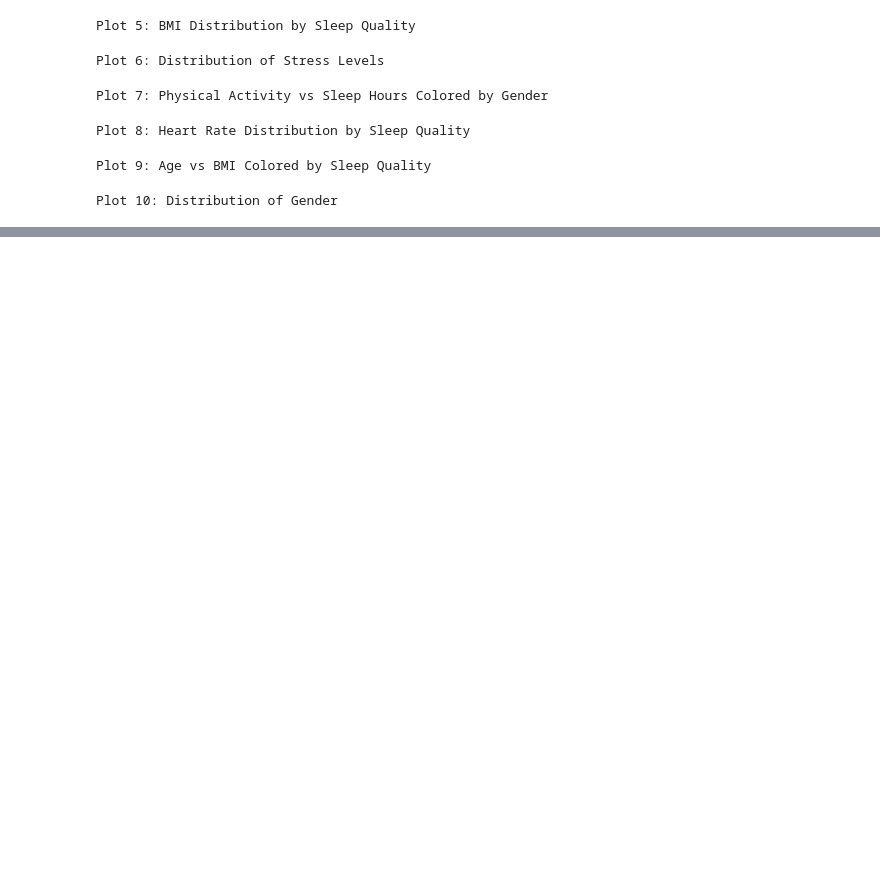
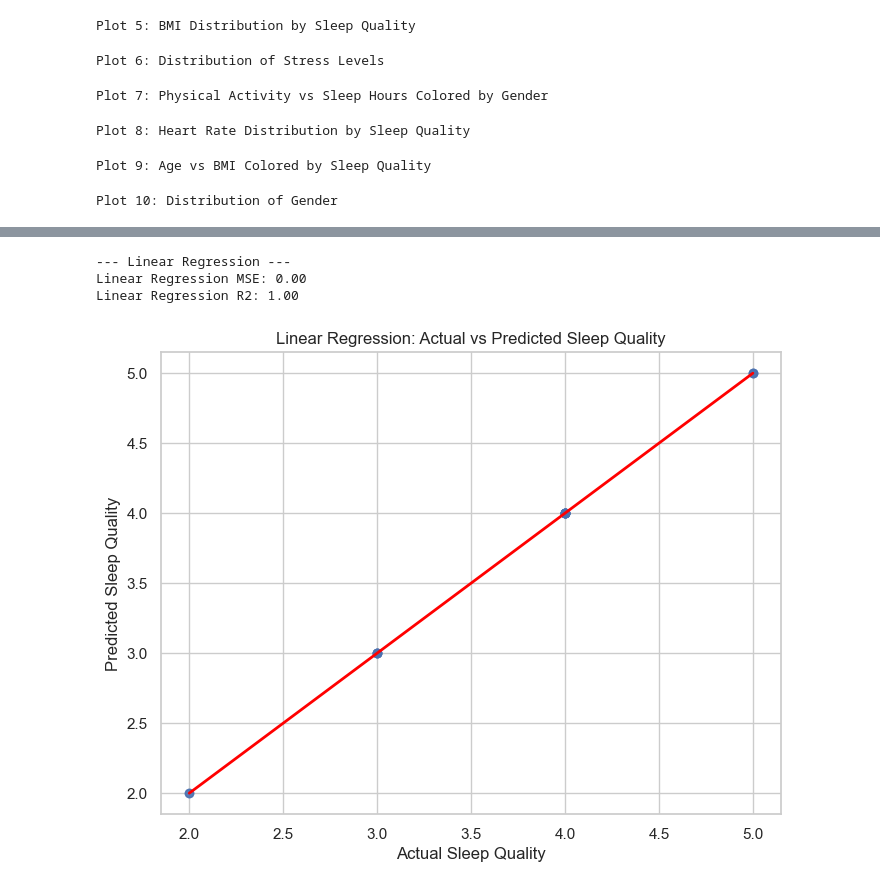
Before and after one commit to Miloss11/sleep-health-lifestyle-analysis, a Jupyter notebook: Sleep_Health_Lifestyle_Analysis.ipynb, the cells around one changed output, grey strips where cells are left out. Saved outputs shown, nothing was run; the diff lists cells and outputs as text; code cells hidden in the pictures; blank space fills up the shorter version.

```diff
--- a/Sleep_Health_Lifestyle_Analysis.ipynb
+++ b/Sleep_Health_Lifestyle_Analysis.ipynb
@@ -229,3 +245,35 @@ fig20 = px.bar(sleep_quality_counts,
                labels={'sleep_quality': 'Sleep Quality', 'count': 'Count'},
                title='Counts of Sleep Quality Categories')
 fig20.show()
+# %%
+# Machine Learning Section
+
+# Prepare data for ML models
+features = ['age', 'bmi', 'stress_level_num', 'physical_activity', 'heart_rate']
+X = df[features]
+y = df['sleep_quality']
+# %%
+
+# Split data into train and test sets
+X_train, X_test, y_train, y_test = train_test_split(X, y, test_size=0.2, random_state=42)
+
+# 1. Linear Regression
+print("\n--- Linear Regression ---")
+lr_model = LinearRegression()
+lr_model.fit(X_train, y_train)
+y_pred_lr = lr_model.predict(X_test)
+print(f"Linear Regression MSE: {mean_squared_error(y_test, y_pred_lr):.2f}")
+print(f"Linear Regression R2: {r2_score(y_test, y_pred_lr):.2f}")
+
+plt.figure(figsize=(8,6))
+plt.scatter(y_test, y_pred_lr, alpha=0.7)
+plt.xlabel('Actual Sleep Quality')
+plt.ylabel('Predicted Sleep Quality')
+plt.title('Linear Regression: Actual vs Predicted Sleep Quality')
+plt.plot([y.min(), y.max()], [y.min(), y.max()], color='red', lw=2)
+plt.show()
+# %% [output]
+--- Linear Regression ---
+Linear Regression MSE: 0.00
+Linear Regression R2: 1.00
+[figure, added]
```
Also changed, not shown: parts of 20 cells of this notebook, 2 other files.
